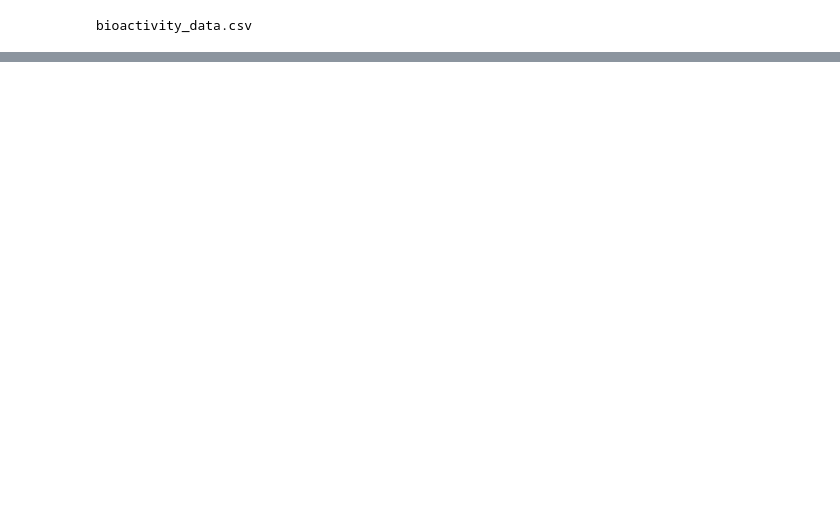
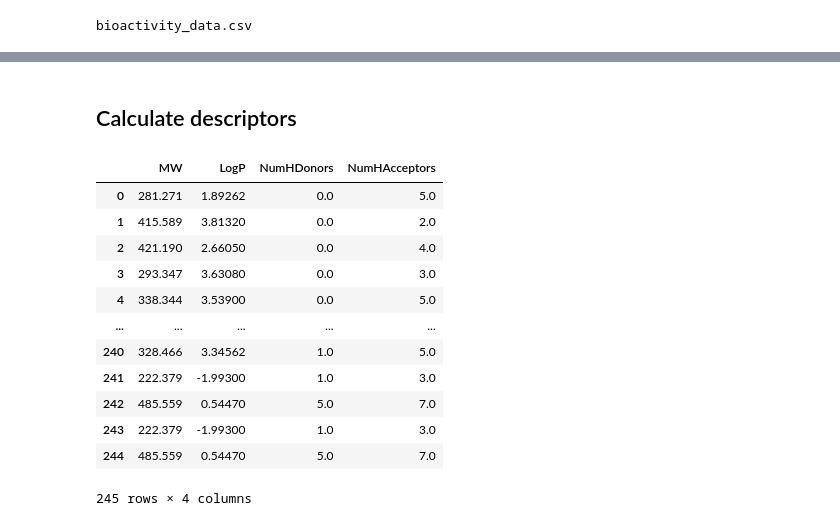
Before and after one commit to dev-saad808/BioInfo-Drug-Discovery, a Jupyter notebook: Drug_Discovery.ipynb, the cells around one changed output, grey strips where cells are left out. Drawn from its saved outputs; the diff is of its cells as text; code cells hidden in the pictures; blank space fills up the shorter version.

```diff
--- a/Drug_Discovery.ipynb
+++ b/Drug_Discovery.ipynb
@@ -126,0 +241,3 @@ action_type,activity_comment,activity_id,activity_properties,assay_chembl_id,ass
+# %%
+df = pd.read_csv("Bioinfo Drug Discovery/bioactivity_pre-processed_data.csv")
+df.head()
@@ -126,0 +269,51 @@ action_type,activity_comment,activity_id,activity_properties,assay_chembl_id,ass
+# %% [markdown]
+## Calculate descriptors
+# %%
+def lipinski(smiles, verbose=False):
+
+    moldata= []
+    for elem in smiles:
+        mol=rdkit.Chem.MolFromSmiles(elem)
+        moldata.append(mol)
+
+    baseData= np.arange(1,1)
+    i=0
+    for mol in moldata:
+
+        desc_MolWt = Descriptors.MolWt(mol)
+        desc_MolLogP = Descriptors.MolLogP(mol)
+        desc_NumHDonors = Lipinski.NumHDonors(mol)
+        desc_NumHAcceptors = Lipinski.NumHAcceptors(mol)
+
+        row = np.array([desc_MolWt,
+                        desc_MolLogP,
+                        desc_NumHDonors,
+                        desc_NumHAcceptors])
+
+        if(i==0):
+            baseData=row
+        else:
+            baseData=np.vstack([baseData, row])
+        i=i+1
+
+    columnNames=["MW","LogP","NumHDonors","NumHAcceptors"]
+    descriptors = pd.DataFrame(data=baseData,columns=columnNames)
+
+    return descriptors
+# %%
+df_lipinski = lipinski(df.canonical_smiles)
+df_lipinski
+# %% [output]
+|  | MW | LogP | NumHDonors | NumHAcceptors |
+| 0 | 281.271 | 1.89262 | 0.0 | 5.0 |
+| 1 | 415.589 | 3.81320 | 0.0 | 2.0 |
+| 2 | 421.190 | 2.66050 | 0.0 | 4.0 |
+| 3 | 293.347 | 3.63080 | 0.0 | 3.0 |
+| 4 | 338.344 | 3.53900 | 0.0 | 5.0 |
+| ... | ... | ... | ... | ... |
+| 240 | 328.466 | 3.34562 | 1.0 | 5.0 |
+| 241 | 222.379 | -1.99300 | 1.0 | 3.0 |
+| 242 | 485.559 | 0.54470 | 5.0 | 7.0 |
+| 243 | 222.379 | -1.99300 | 1.0 | 3.0 |
+| 244 | 485.559 | 0.54470 | 5.0 | 7.0 |
+245 rows × 4 columns
```
Also changed, not shown: parts of 32 cells of this notebook.
